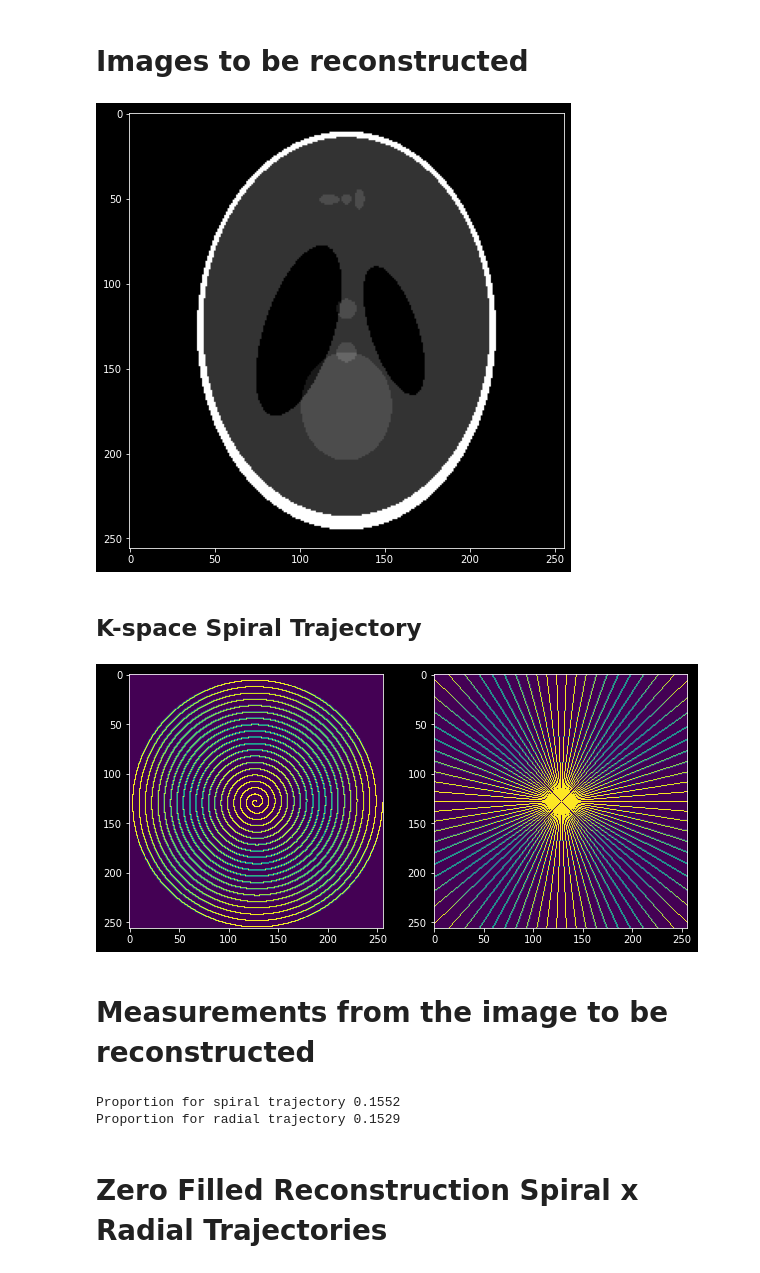
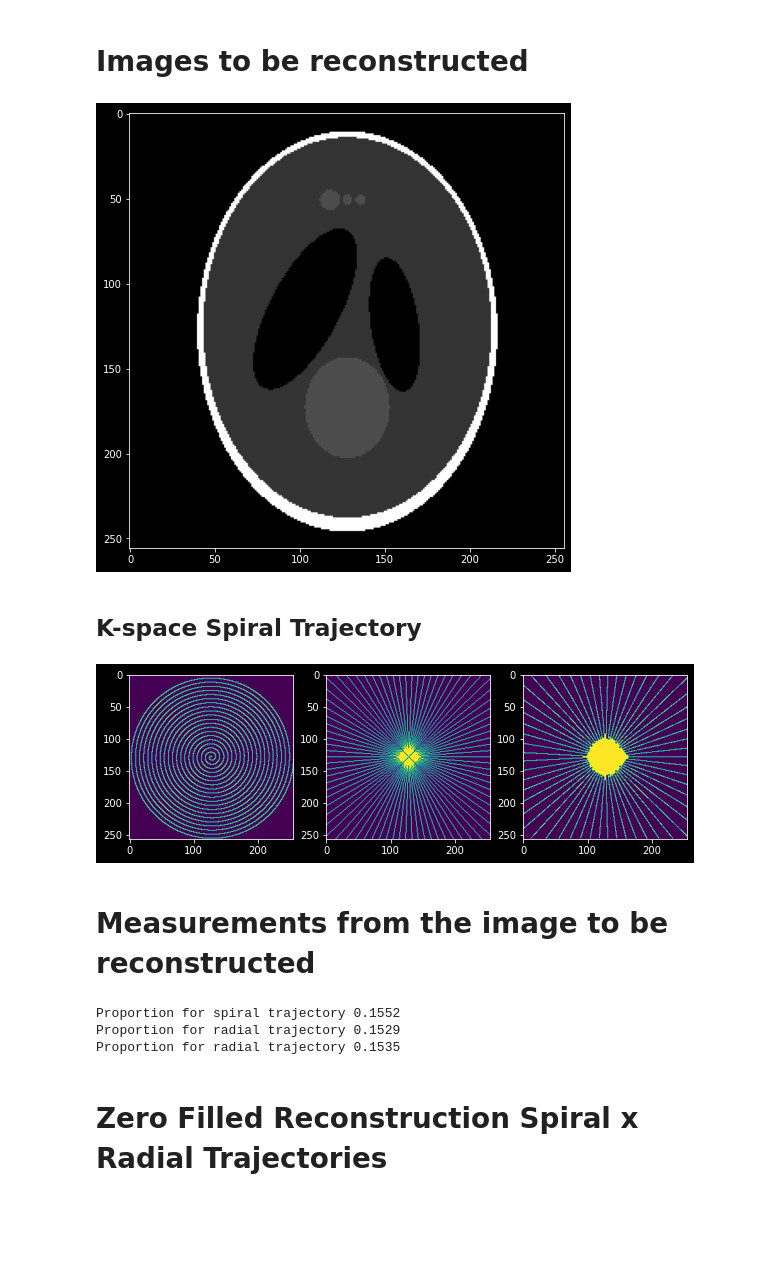
Before and after one commit to gabrielziegler3/CoDePPI, a Jupyter notebook: demos/reconstruction/phantom/phantom-trajectories-comparison.ipynb, the cells around one changed output. Saved outputs shown, nothing was run; the diff lists cells and outputs as text; code cells hidden in the pictures; blank space fills up the shorter version.

Commit message:
Update radial trajectories
Signed-off-by: Gabriel Ziegler <gabrielziegler3@gmail.com>

```diff
--- a/demos/reconstruction/phantom/phantom-trajectories-comparison.ipynb
+++ b/demos/reconstruction/phantom/phantom-trajectories-comparison.ipynb
@@ -34,28 +25,35 @@ plt.style.use('dark_background')
 # %% [markdown]
 # Images to be reconstructed
 # %%
-# !pip install phantominator
-from phantominator import shepp_logan
-
-phantoma = shepp_logan(256)
-rows, cols = phantoma.shape
-_ = plt.imshow(phantoma, cmap="gray")
+phantom = sigpy.shepp_logan((256, 256))
+rows, cols = phantom.shape
+_ = plt.imshow(np.abs(phantom), cmap="gray")
 # %% [output]
-[figure, old version]
+[figure, new version]
 # %% [markdown]
 ## K-space Spiral Trajectory
 # %%
+from undersampling import spiral_samples_trajectory, radial_sampling
+
 rows, cols = (256, 256)
+
+# cristiano's spiral
 spiral_samples_rows, spiral_i, spiral_j, spiral_I =  spiral_samples_trajectory(width=rows, height=cols, n_turns=20)
 
+# cristiano's radial
 angles = np.linspace(0, np.pi, 42)
 radial_samples_rows, radial_i, radial_j = mri_cs.radial_lines_samples_rows(rows=rows, columns=cols, angles=angles)
 radial_I = np.zeros(shape=[rows * cols,])
 radial_I[radial_samples_rows] = 1
 radial_I = np.reshape(radial_I, [rows, cols], order="F").copy()
 
-fig, (ax1, ax2) = plt.subplots(1, 2)
+# mathias' radial
+mat_radial_mask = np.fft.fftshift(radial_sampling(rows, cols, 57, dilations=0))
+mat_samples_rows = np.where(mat_radial_mask.flatten())[0]
+
+fig, (ax1, ax2, ax3) = plt.subplots(1, 3)
 _ = ax1.imshow(np.fft.fftshift(spiral_I))
 _ = ax2.imshow(np.fft.fftshift(radial_I))
+_ = ax3.imshow(np.fft.fftshift(mat_radial_mask))
 # %% [output]
-[figure, old version]
+[figure, new version]
@@ -73,19 +61,22 @@ _ = ax2.imshow(np.fft.fftshift(radial_I))
 # Measurements from the image to be reconstructed
 # %%
 # samples_rows
-img_hat = np.fft.fft2(phantoma)
+img_hat = np.fft.fft2(phantom)
 
 stacked_img_hat = img_hat.flatten().copy()
 
 # measurements to be used
 spiral_b = stacked_img_hat[spiral_samples_rows]
 radial_b = stacked_img_hat[radial_samples_rows]
+mat_b = stacked_img_hat[mat_samples_rows]
 
-print("Proportion for spiral trajectory {:.4f}".format(get_proportion(phantoma, spiral_b)))
-print("Proportion for radial trajectory {:.4f}".format(get_proportion(phantoma, radial_b)))
+print("Proportion for spiral trajectory {:.4f}".format(get_proportion(phantom, spiral_b)))
+print("Proportion for radial trajectory {:.4f}".format(get_proportion(phantom, radial_b)))
+print("Proportion for radial trajectory {:.4f}".format(get_proportion(phantom, mat_b)))
 # %% [output]
 Proportion for spiral trajectory 0.1552
 Proportion for radial trajectory 0.1529
+Proportion for radial trajectory 0.1535
 # %% [markdown]
 # Zero Filled Reconstruction Spiral x Radial Trajectories
 # %%
```
Also changed, not shown: parts of 7 cells of this notebook.
